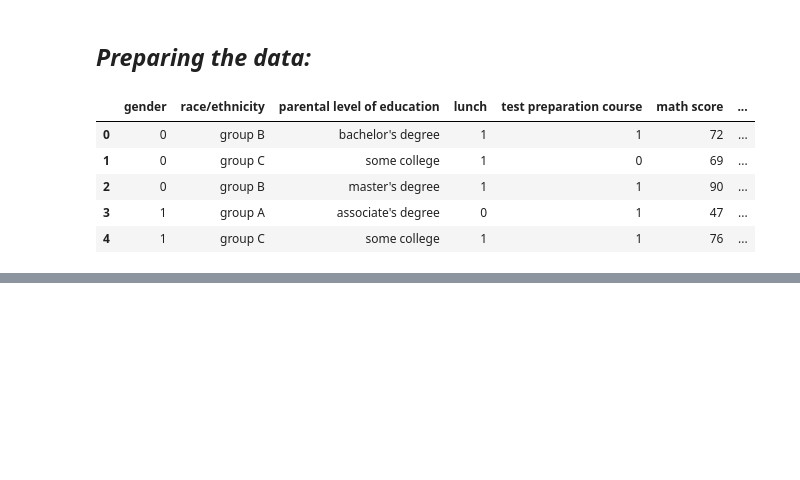
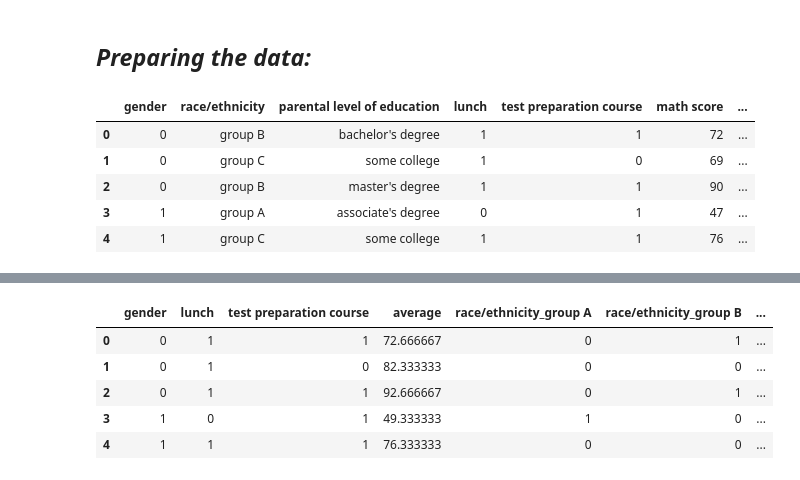
Before and after one commit to kggold4/final-project-intro-data-science, a Jupyter notebook: notebook3.ipynb, the cells around one changed output, grey strips where cells are left out. Drawn from its saved outputs; the diff is of its cells as text; code cells hidden in the pictures; blank space fills up the shorter version.

```diff
--- a/notebook3.ipynb
+++ b/notebook3.ipynb
@@ -253,0 +268,13 @@ ValueError: columns overlap but no suffix specified: Index(['group A', 'group B'
+# %%
+# droping the math score, reading score and writing score features
+students.drop('math score', inplace=True, axis = 1)
+students.drop('reading score', inplace=True,axis = 1)
+students.drop('writing score', inplace=True,axis = 1)
+students.head()
+# %% [output]
+|  | gender | lunch | test preparation course | average | race/ethnicity_group A | race/ethnicity_group B | ... |
+| 0 | 0 | 1 | 1 | 72.666667 | 0 | 1 | ... |
+| 1 | 0 | 1 | 0 | 82.333333 | 0 | 0 | ... |
+| 2 | 0 | 1 | 1 | 92.666667 | 0 | 1 | ... |
+| 3 | 1 | 0 | 1 | 49.333333 | 1 | 0 | ... |
+| 4 | 1 | 1 | 1 | 76.333333 | 0 | 0 | ... |
```
Also changed, not shown: parts of 3 cells of this notebook.
